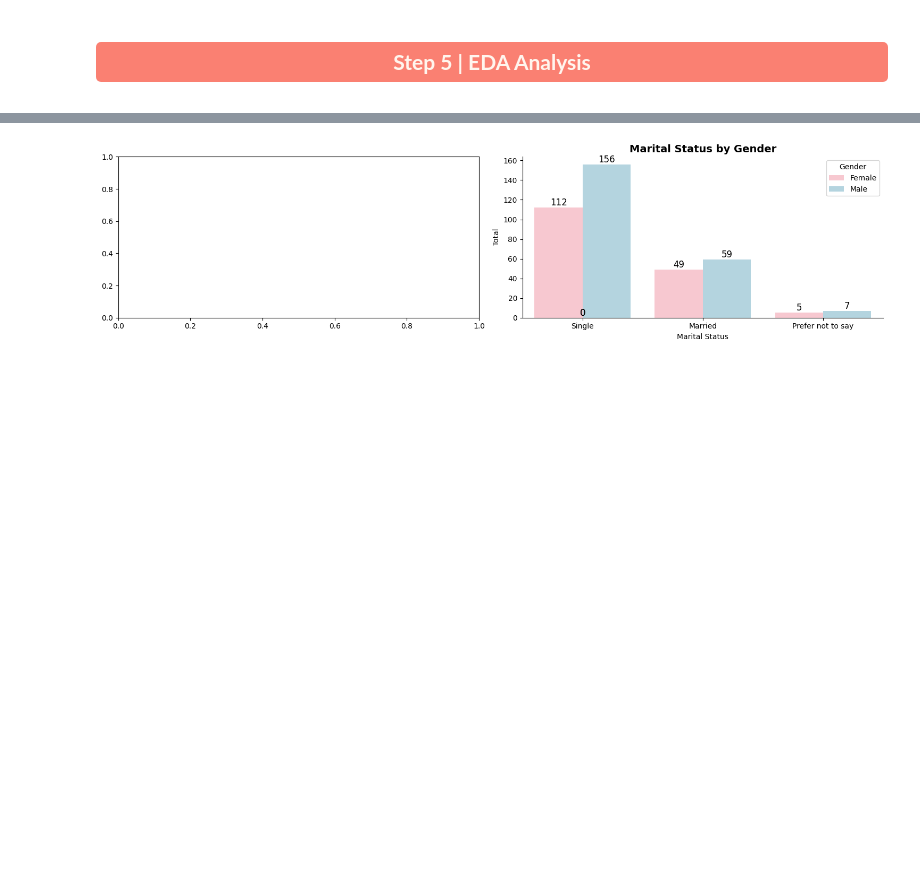
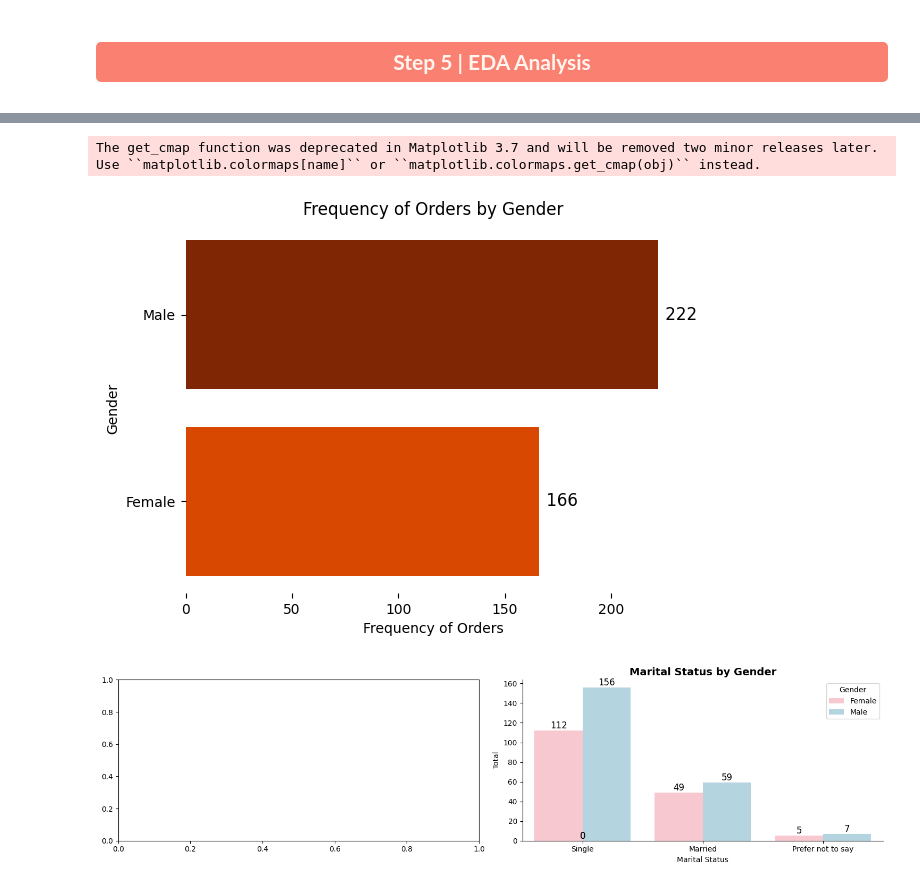
Before and after one commit to Luan338/E-commerce-Online-Foods, a Jupyter notebook: OnlineFoods.ipynb, the cells around one changed output, grey strips where cells are left out. Saved outputs shown, nothing was run; the diff lists cells and outputs as text; code cells hidden in the pictures; blank space fills up the shorter version.

```diff
--- a/OnlineFoods.ipynb
+++ b/OnlineFoods.ipynb
@@ -281,3 +327,46 @@ TypeError: matplotlib.axes._axes.Axes.annotate() got multiple values for keyword
+# %%
+# Get the Gender counts
+gender_counts = df_Foods['Gender'].value_counts()
+
+# Sort Gender counts in desired order (optional)
+gender_counts = gender_counts.sort_values(ascending=True)
+
+# Normalize age counts for color gradient (optional)
+max_value = gender_counts.max()
+normalized_counts = gender_counts / max_value
+
+# Create color gradient from dark to light Brown (optional)
+cmap = plt.cm.get_cmap('Oranges')
+colors = cmap(normalized_counts)
+
+# Create a horizontal bar chart
+fig, ax = plt.subplots()
+bars = ax.barh(gender_counts.index, gender_counts.values, color=colors)
+
+# Add value labels on top of each bar
+for rect, value in zip(bars, gender_counts.values):
+    _x = rect.get_width()  # Get bar width
+    _y = rect.get_y() + rect.get_height() / 2
+    ax.text(_x + 1, _y, f" {value}", va='center', ha='left', fontsize=12)
+
+# Remove border
+ax.spines['top'].set_visible(False)
+ax.spines['right'].set_visible(False)
+ax.spines['bottom'].set_visible(False)
+ax.spines['left'].set_visible(False)
+
+# Set labels and title
+plt.xlabel('Frequency of Orders')
+plt.ylabel('Gender')
+plt.title('Frequency of Orders by Gender')
+
+# Improve readability
+plt.yticks(rotation=0)
+
+plt.show()
+# %% [output]
+The get_cmap function was deprecated in Matplotlib 3.7 and will be removed two minor releases later. Use ``matplotlib.colormaps[name]`` or ``matplotlib.colormaps.get_cmap(obj)`` instead.
+[figure, added]
 # %%
 def byGender(column_name, dataframe):
 
```
Also changed, not shown: parts of 12 cells of this notebook.
